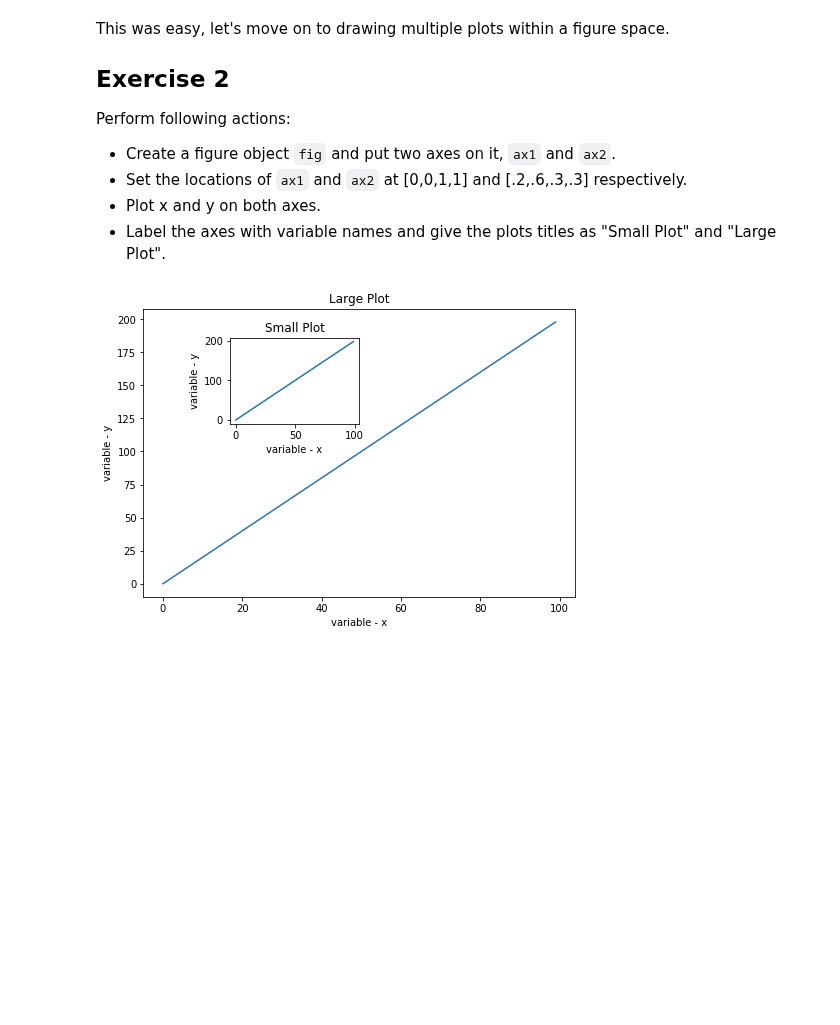
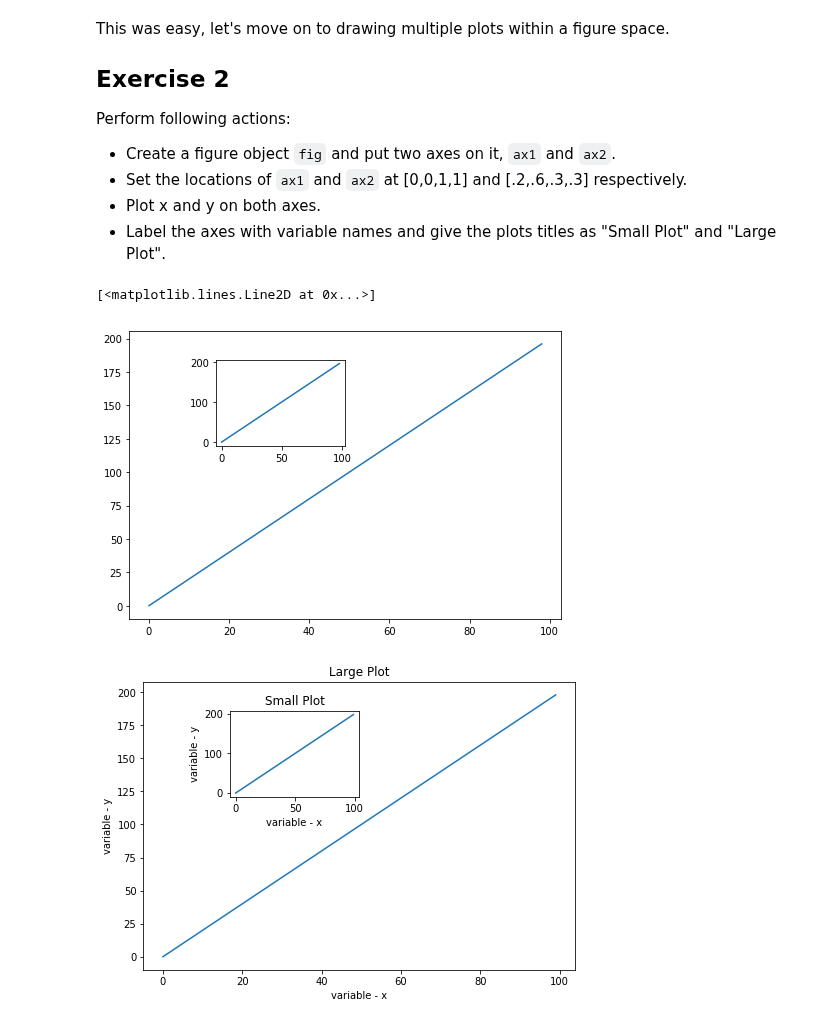
Before and after one commit to elenasm7/ds-matplotlib-intro-lab-nyc-ds-career-012819, a Jupyter notebook: index.ipynb, the cells around one changed output. Drawn from its saved outputs; the diff is of its cells as text; code cells hidden in the pictures; blank space fills up the shorter version.

```diff
--- a/index.ipynb
+++ b/index.ipynb
@@ -88,9 +88,12 @@ Perform following actions:
 # %%
 fig = plt.figure()
 ax1 = fig.add_axes([0,0,1,1])
 ax2 = fig.add_axes([.2,.6,.3,.3])
 ax1.plot(x,y)
-ax2
+ax2.plot(x,y)
+# %% [output]
+[<matplotlib.lines.Line2D at 0x...>]
+[figure, added]
 # %%
 # %% [output]
 [figure]
```
